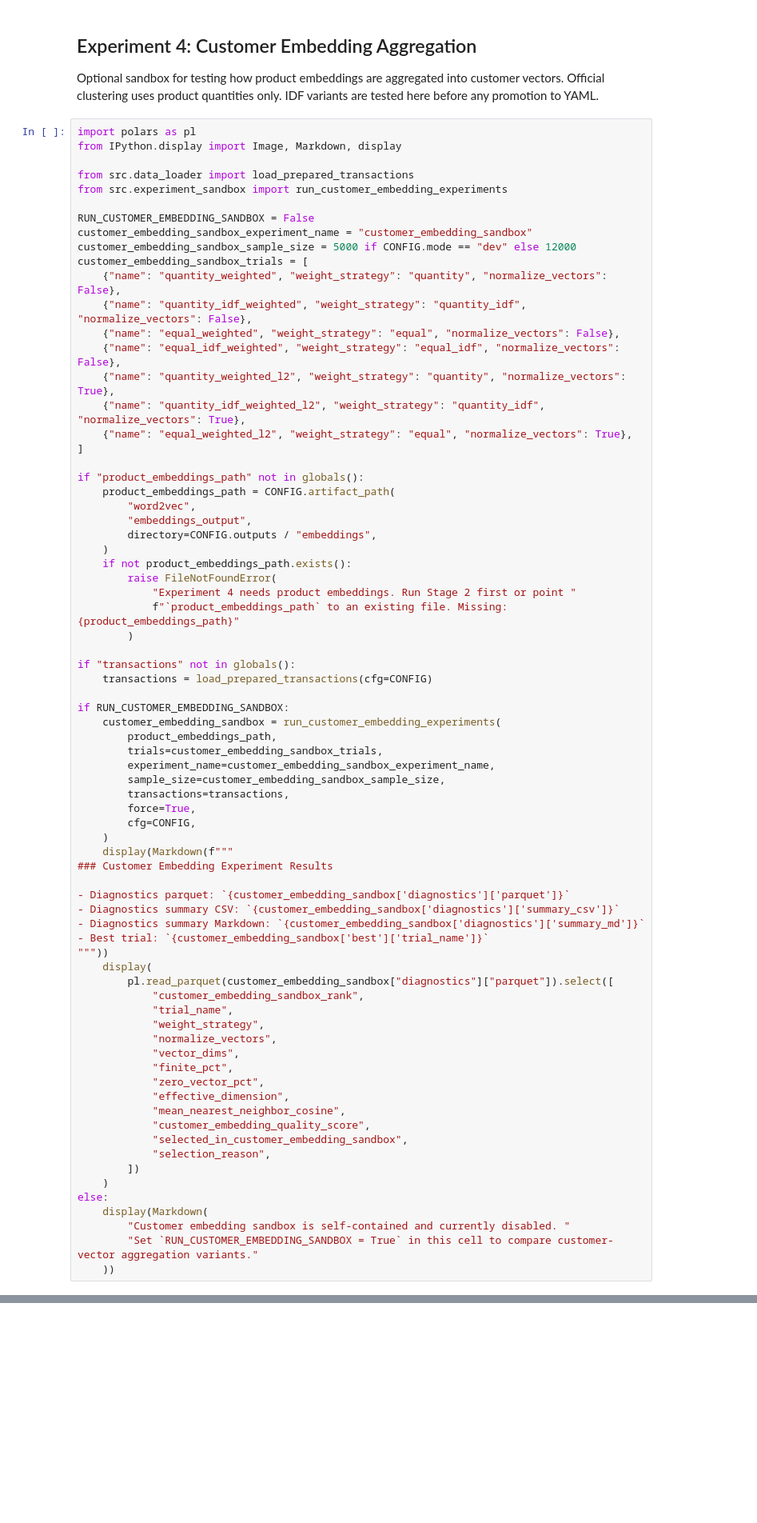
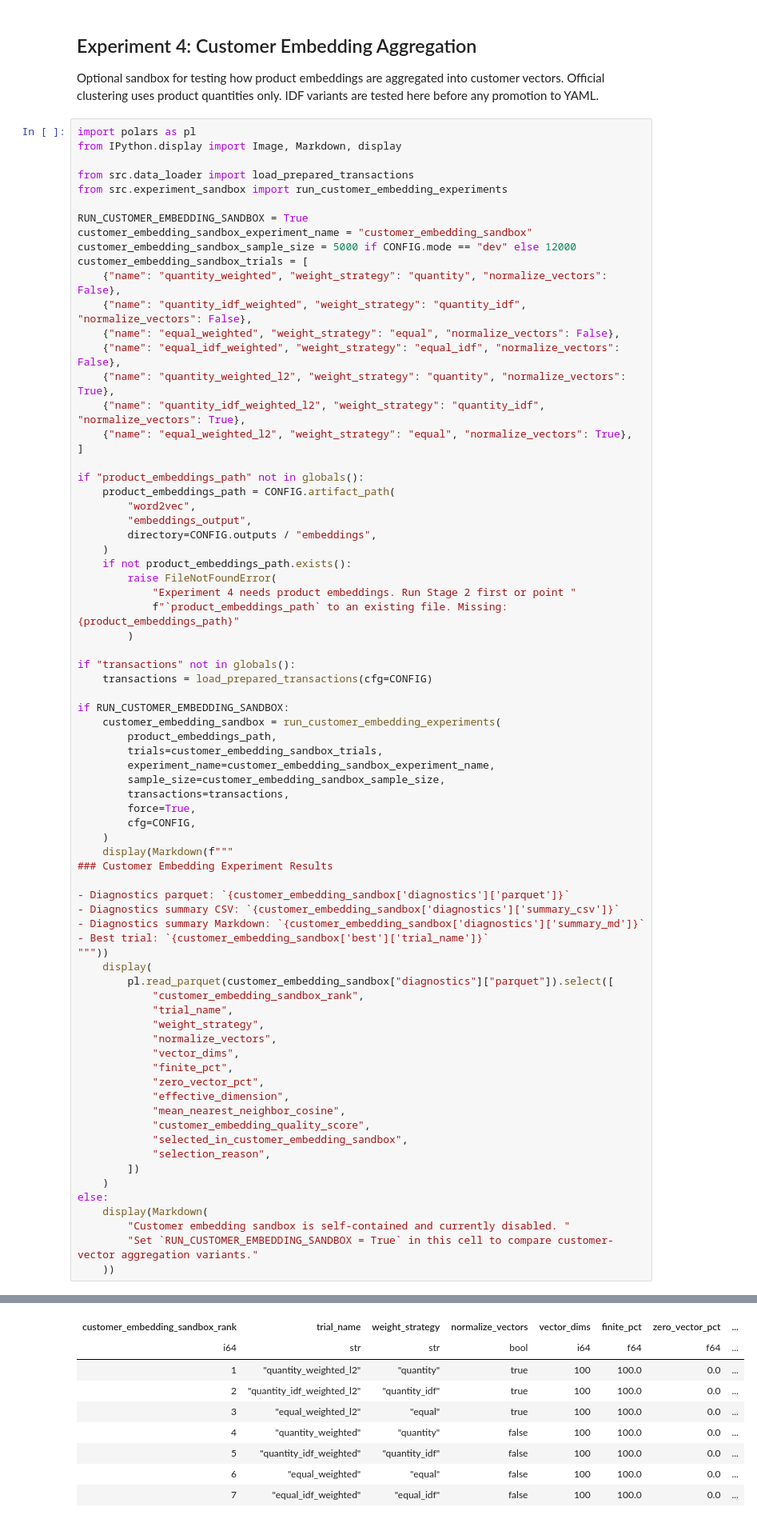
Before and after one commit to robsrot/carrefour_capstone, a Jupyter notebook: notebooks/04_experiment_sandbox.ipynb, the cells around one changed output, grey strips where cells are left out. Shown at 80% size. Cells and saved outputs as stored; diff of their text form; blank space fills up the shorter version.

```diff
--- a/notebooks/04_experiment_sandbox.ipynb
+++ b/notebooks/04_experiment_sandbox.ipynb
@@ -684,7 +684,7 @@ from IPython.display import Image, Markdown, display
 from src.data_loader import load_prepared_transactions
 from src.experiment_sandbox import run_customer_embedding_experiments
 
-RUN_CUSTOMER_EMBEDDING_SANDBOX = False
+RUN_CUSTOMER_EMBEDDING_SANDBOX = True
 customer_embedding_sandbox_experiment_name = "customer_embedding_sandbox"
 customer_embedding_sandbox_sample_size = 5000 if CONFIG.mode == "dev" else 12000
 customer_embedding_sandbox_trials = [
@@ -751,3 +751,4 @@ else:
         "Customer embedding sandbox is self-contained and currently disabled. "
         "Set `RUN_CUSTOMER_EMBEDDING_SANDBOX = True` in this cell to compare customer-vector aggregation variants."
     ))
+# %% [output]
@@ -753,0 +780,9 @@ else:
+| customer_embedding_sandbox_rank | trial_name | weight_strategy | normalize_vectors | vector_dims | finite_pct | zero_vector_pct | ... |
+| i64 | str | str | bool | i64 | f64 | f64 | ... |
+| 1 | "quantity_weighted_l2" | "quantity" | true | 100 | 100.0 | 0.0 | ... |
+| 2 | "quantity_idf_weighted_l2" | "quantity_idf" | true | 100 | 100.0 | 0.0 | ... |
+| 3 | "equal_weighted_l2" | "equal" | true | 100 | 100.0 | 0.0 | ... |
+| 4 | "quantity_weighted" | "quantity" | false | 100 | 100.0 | 0.0 | ... |
+| 5 | "quantity_idf_weighted" | "quantity_idf" | false | 100 | 100.0 | 0.0 | ... |
+| 6 | "equal_weighted" | "equal" | false | 100 | 100.0 | 0.0 | ... |
+| 7 | "equal_idf_weighted" | "equal_idf" | false | 100 | 100.0 | 0.0 | ... |
```
Also changed, not shown: parts of 5 cells of this notebook, 2 other files.
